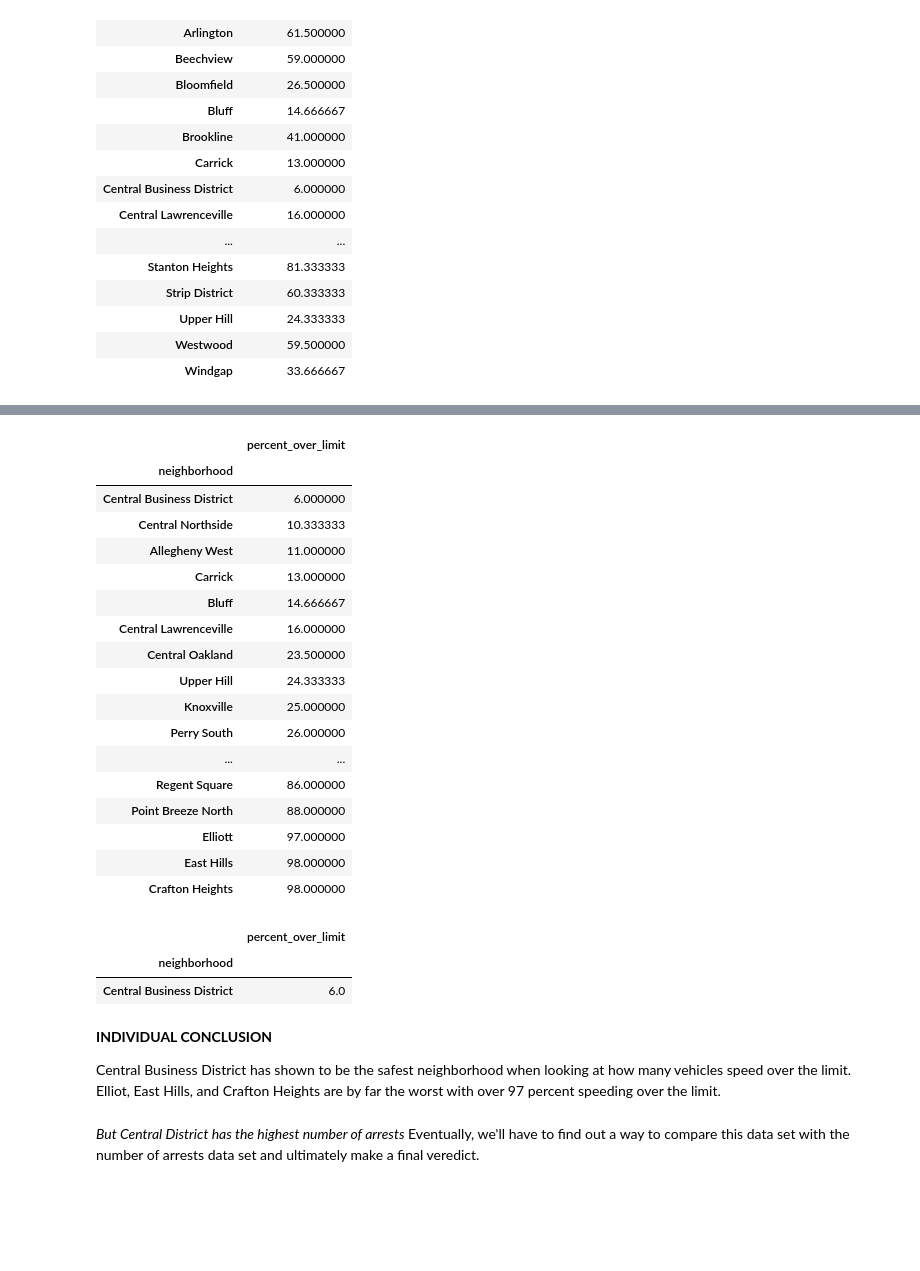
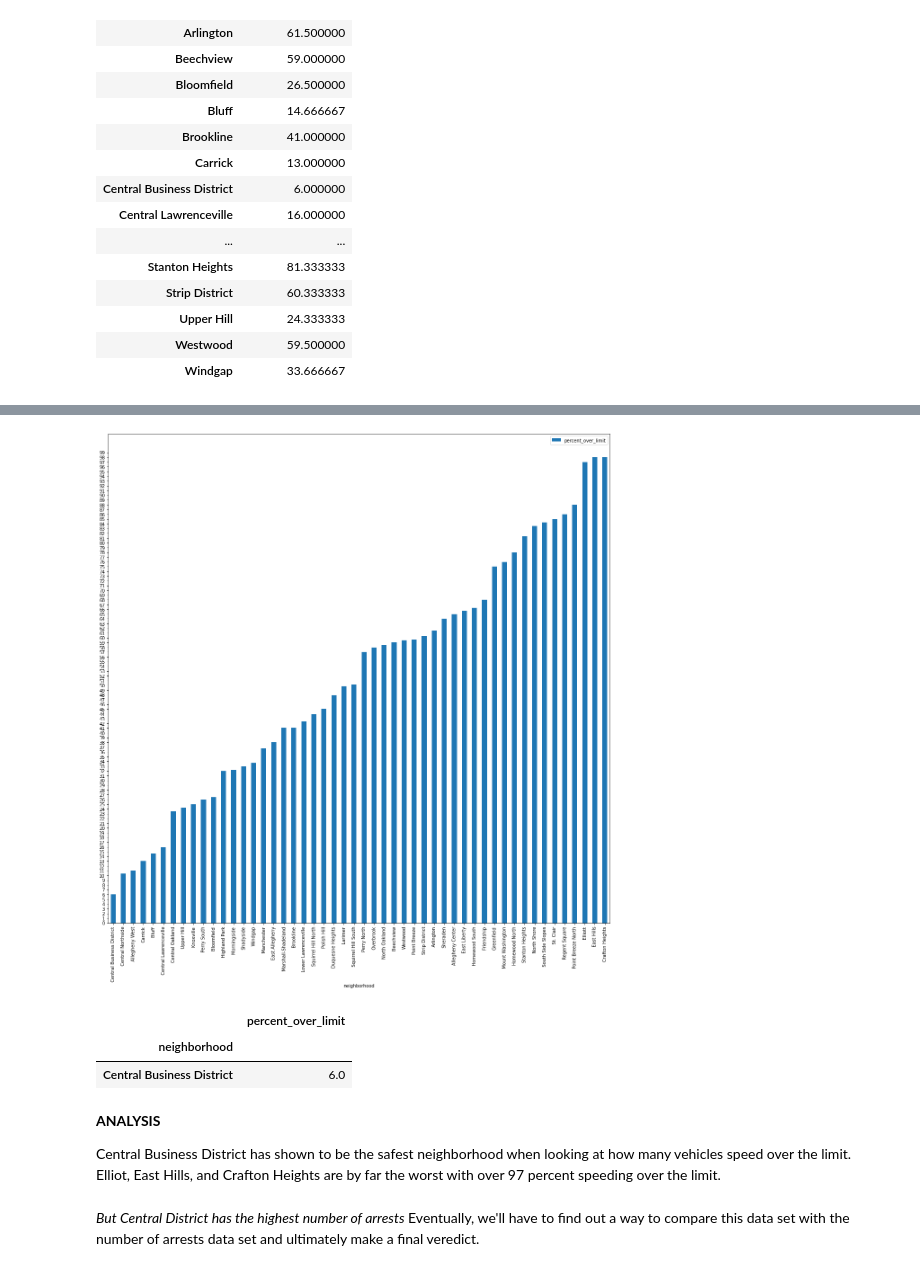
Before and after one commit to briankim-pitt/final-project, a Jupyter notebook: traffic.ipynb, the cells around one changed output, grey strips where cells are left out. Cells and saved outputs as stored; diff of their text form; code cells hidden in the pictures; blank space fills up the shorter version.

```diff
--- a/traffic.ipynb
+++ b/traffic.ipynb
@@ -45,34 +50,19 @@ by_neighborhood.plot.bar(figsize=(20,20), yticks=([i for i in range(0, 100)]))
 # %%
+#sort the data to get a clearer picture
 by_neighborhood.sort_values(by=['percent_over_limit'], inplace=True)
 by_neighborhood.plot.bar(figsize=(20,20), yticks=([i for i in range(0, 100)]))
-by_neighborhood
+plt.show()
 # %% [output]
-|  | percent_over_limit |
-| neighborhood |  |
-| Central Business District | 6.000000 |
-| Central Northside | 10.333333 |
-| Allegheny West | 11.000000 |
-| Carrick | 13.000000 |
-| Bluff | 14.666667 |
-| Central Lawrenceville | 16.000000 |
-| Central Oakland | 23.500000 |
-| Upper Hill | 24.333333 |
-| Knoxville | 25.000000 |
-| Perry South | 26.000000 |
-| ... | ... |
-| Regent Square | 86.000000 |
-| Point Breeze North | 88.000000 |
-| Elliott | 97.000000 |
-| East Hills | 98.000000 |
-| Crafton Heights | 98.000000 |
+[figure, added]
-# %%
-by_neighborhood.loc[by_neighborhood['percent_over_limit'] == 6.0]
-# %% [output]
-|  | percent_over_limit |
-| neighborhood |  |
-| Central Business District | 6.0 |
+# %%
+#find the neighborhood with the smallest speeding rate
+by_neighborhood.loc[by_neighborhood['percent_over_limit'] == int(by_neighborhood['percent_over_limit'].min())]
+# %% [output]
+|  | percent_over_limit |
+| neighborhood |  |
+| Central Business District | 6.0 |
 # %% [markdown]
-**INDIVIDUAL CONCLUSION**
+**ANALYSIS**
 
 Central Business District has shown to be the safest neighborhood when looking at how many vehicles speed over the limit. Elliot, East Hills, and Crafton Heights are by far the worst with over 97 percent speeding over the limit.
 # %% [markdown]
```
Also changed, not shown: parts of 3 cells of this notebook, 1 other file.
